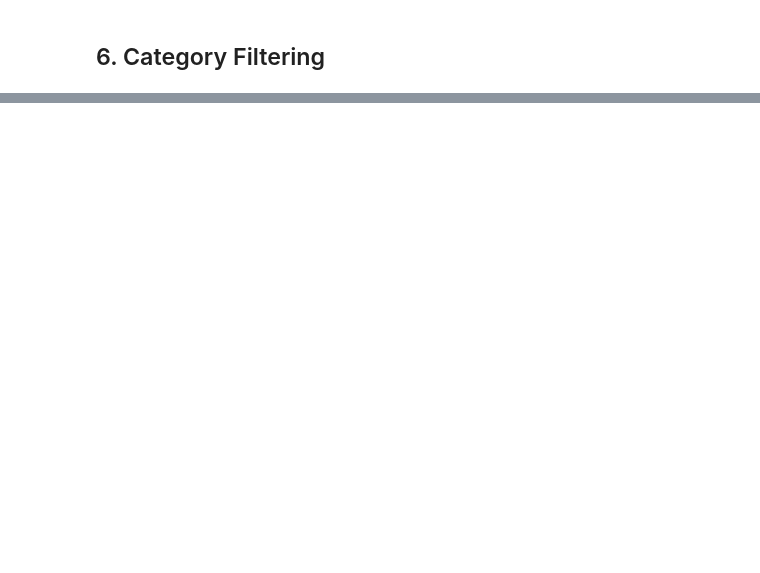
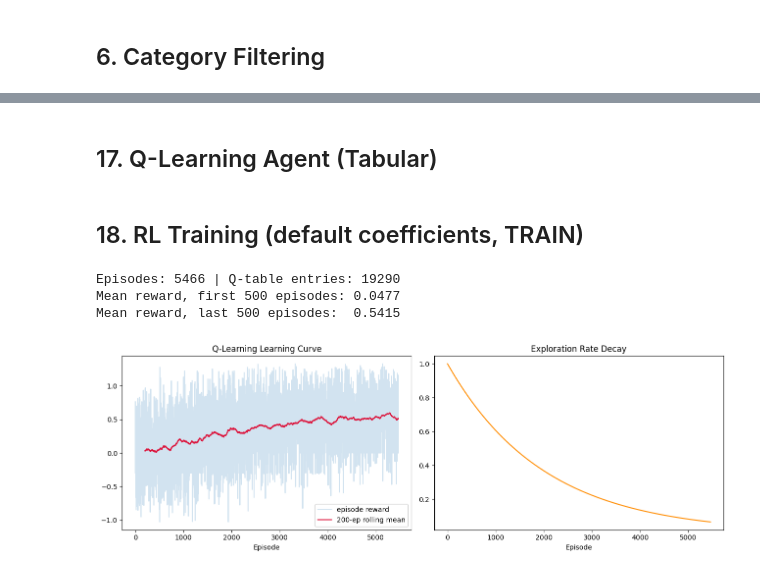
Before and after one commit to Dhruvi-Bansal/PrivacyScoreAndriodApps, a Jupyter notebook: RL+ (borda,garrett)/Android_Privacy_RL_Social_Communication.ipynb, the cells around one changed output, grey strips where cells are left out. Drawn from its saved outputs; the diff is of its cells as text; code cells hidden in the pictures; blank space fills up the shorter version.

```diff
--- a/RL+ (borda,garrett)/Android_Privacy_RL_Social_Communication.ipynb
+++ b/RL+ (borda,garrett)/Android_Privacy_RL_Social_Communication.ipynb
@@ -771,0 +1262,54 @@ Top 15 features by importance (this model only, informational):
+# %% [markdown]
+## 17. Q-Learning Agent (Tabular)
+# %%
+def train_q_learning(data_df, a_c, b_c, g_c, n_passes=QL_PASSES, lr=QL_ALPHA, discount=QL_GAMMA,
+                     eps_start=QL_EPS_START, eps_min=QL_EPS_MIN, eps_decay=QL_EPS_DECAY, seed=RANDOM_STATE):
+    rng = np.random.RandomState(seed)
+    Q = {}
+    rows = data_df.sample(frac=1.0, random_state=seed).reset_index(drop=True)   # shuffle once
+    envs_in = [(make_requested_vector(r), make_metadata_vector(r), model_key_for(r)) for _, r in rows.iterrows()]
+    n_rows, n_eps = len(rows), n_passes * len(rows)
+    eps, hist = eps_start, []
+    for ep in range(n_eps):
+        req, meta, mk = envs_in[ep % n_rows]
+        env = PermissionEnv(req, a_c, b_c, g_c, meta, model_key=mk)
+        s = env.reset(); ep_r, n_allow, n_deny, done = 0.0, 0, 0, False
+        while not done:
+            if rng.rand() < eps:
+                a = rng.randint(0, 2)
+            else:
+                q0, q1 = Q.get((s, 0), 0.0), Q.get((s, 1), 0.0)
+                a = int(q1 > q0) if q1 != q0 else rng.randint(0, 2)
+            perm = env.order[s[0]]
+            s2, r, done, _ = env.step(a)
+            if req.get(perm, 0) == 1:
+                n_allow += a; n_deny += 1 - a
+            best_next = 0.0 if done else max(Q.get((s2, 0), 0.0), Q.get((s2, 1), 0.0))
+            Q[(s, a)] = Q.get((s, a), 0.0) + lr * (r + discount * best_next - Q.get((s, a), 0.0))
+            ep_r += r; s = s2
+        eps = max(eps_min, eps * eps_decay)
+        hist.append((ep, ep_r, eps, n_allow, n_deny))
+    return Q, pd.DataFrame(hist, columns=["episode", "reward", "epsilon", "n_allow", "n_deny"])
+
+def greedy_action(Q, s):
+    return 1 if Q.get((s, 1), 0.0) >= Q.get((s, 0), 0.0) else 0
+# %% [markdown]
+## 18. RL Training (default coefficients, TRAIN)
+# %%
+Q_table_default, rl_training_history = train_q_learning(train_df_balanced, 0.60, 0.25, 0.15)
+print("Episodes:", len(rl_training_history), "| Q-table entries:", len(Q_table_default))
+print("Mean reward, first 500 episodes:", round(rl_training_history["reward"].head(500).mean(), 4))
+print("Mean reward, last 500 episodes: ", round(rl_training_history["reward"].tail(500).mean(), 4))
+
+fig, axes = plt.subplots(1, 2, figsize=(13, 4.5))
+axes[0].plot(rl_training_history["episode"], rl_training_history["reward"], alpha=0.2, label="episode reward")
+axes[0].plot(rl_training_history["episode"], rl_training_history["reward"].rolling(200).mean(), color="crimson", label="200-ep rolling mean")
+axes[0].set_title("Q-Learning Learning Curve"); axes[0].set_xlabel("Episode"); axes[0].legend()
+axes[1].plot(rl_training_history["episode"], rl_training_history["epsilon"], color="darkorange")
+axes[1].set_title("Exploration Rate Decay"); axes[1].set_xlabel("Episode")
+plt.tight_layout(); plt.savefig(os.path.join(OUTPUT_DIR, "learning_curve.png"), dpi=120); plt.show()
+# %% [output]
+Episodes: 5466 | Q-table entries: 19290
+Mean reward, first 500 episodes: 0.0477
+Mean reward, last 500 episodes:  0.5415
+[figure, added]
```
Also changed, not shown: parts of 65 cells of this notebook, 27 other files.
